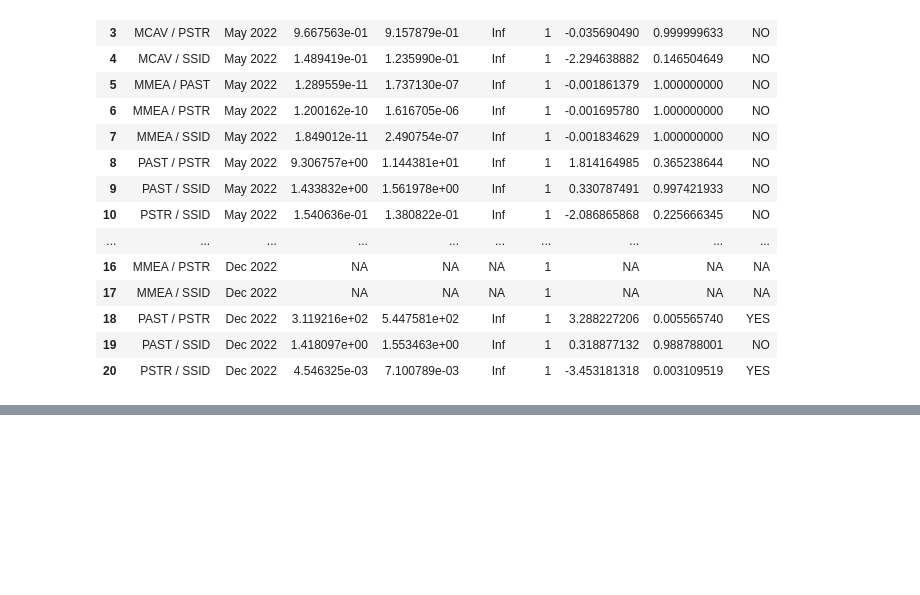
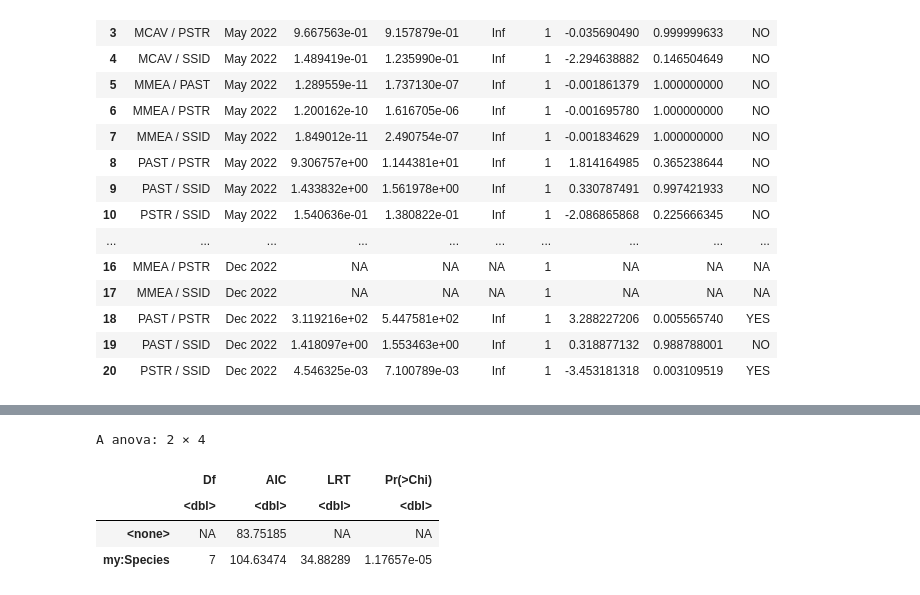
Before and after one commit to brookewicz/Code_notebook, a Jupyter notebook: sctld_tl/tl.ipynb, the cells around one changed output, grey strips where cells are left out. Saved outputs shown, nothing was run; the diff lists cells and outputs as text; code cells hidden in the pictures; blank space fills up the shorter version.

```diff
--- a/sctld_tl/tl.ipynb
+++ b/sctld_tl/tl.ipynb
@@ -926,0 +993,9 @@ A data.frame: 20 × 9
+# %%
+drop1(m_tl3, test = "Chisq")
+# interaction is significant
+# %% [output]
+A anova: 2 × 4
+|  | Df | AIC | LRT | Pr(>Chi) |
+|  | <dbl> | <dbl> | <dbl> | <dbl> |
+| <none> | NA | 83.75185 | NA | NA |
+| my:Species | 7 | 104.63474 | 34.88289 | 1.17657e-05 |
```
Also changed, not shown: parts of 21 cells of this notebook, 1 other file.
